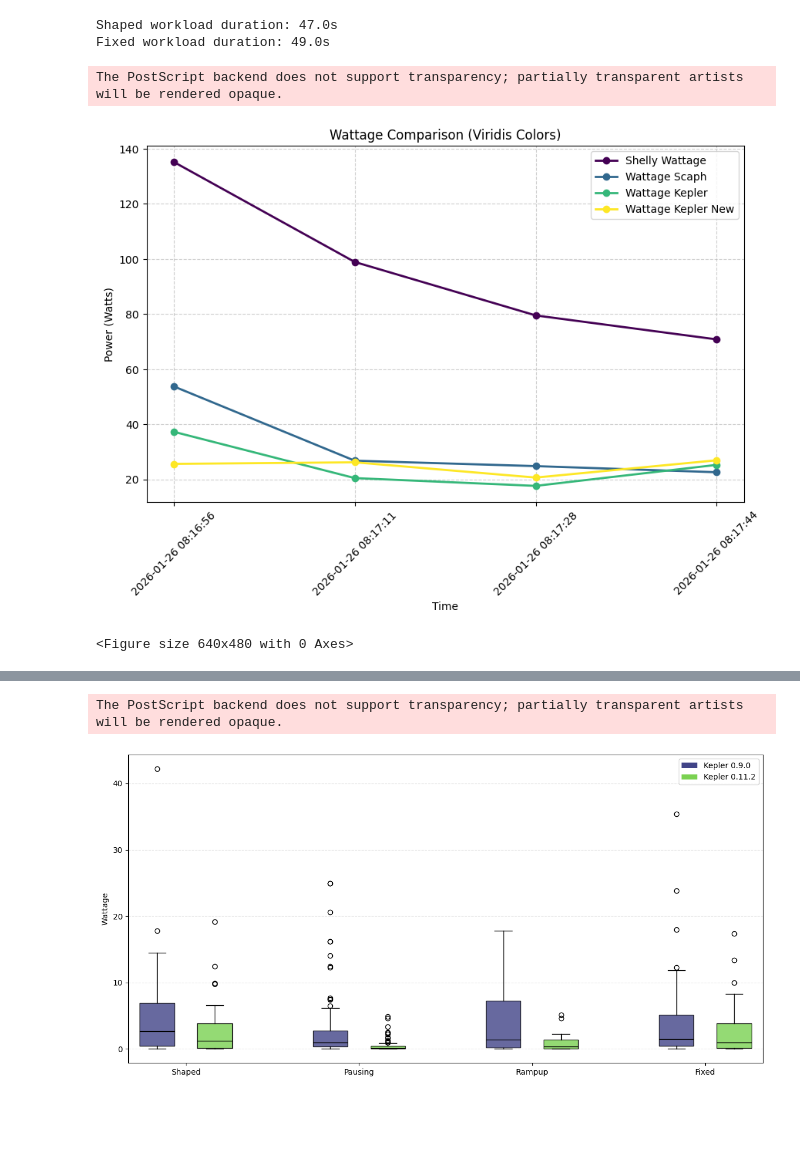
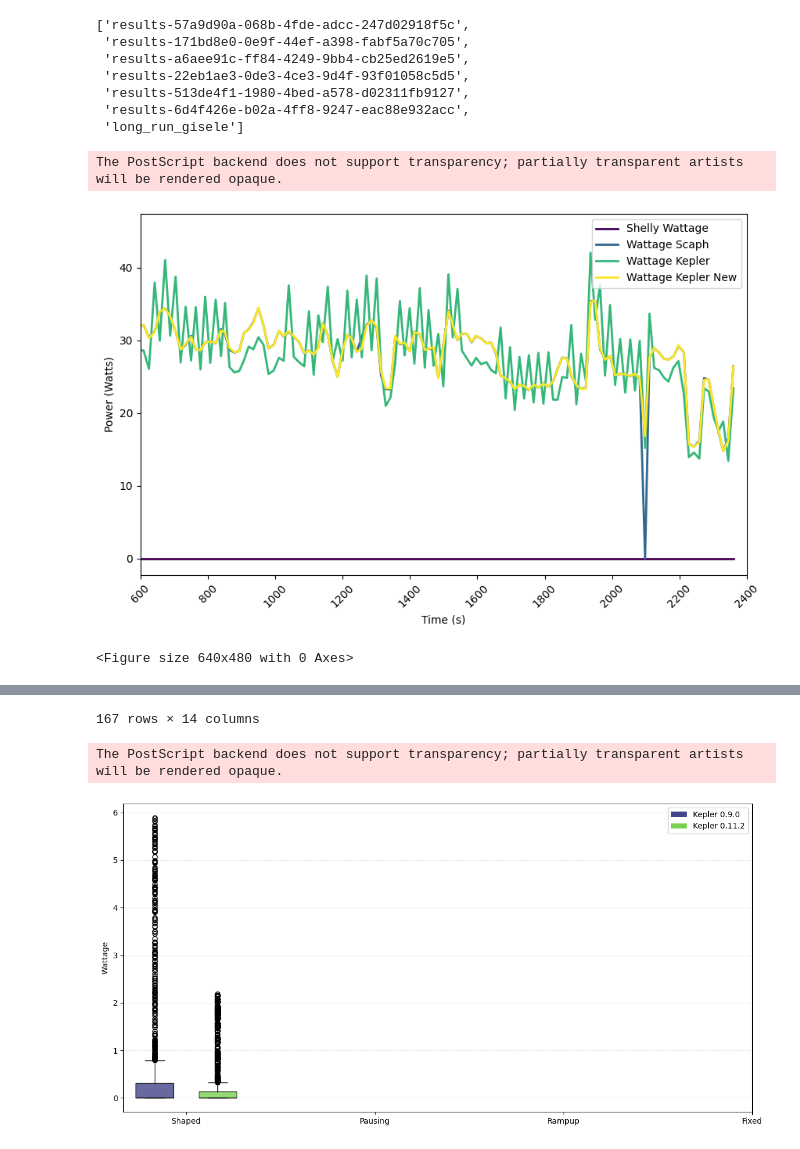
Before and after one commit to LeonardoPre/Prometheus_Client, a Jupyter notebook: data_analysis/data_analysis_clue_2.ipynb, the cells around one changed output, grey strips where cells are left out. Drawn from its saved outputs; the diff is of its cells as text; code cells hidden in the pictures; blank space fills up the shorter version.

Commit message:
added new data for longer workloads

```diff
--- a/data_analysis/data_analysis_clue_2.ipynb
+++ b/data_analysis/data_analysis_clue_2.ipynb
@@ -73,67 +70,59 @@ array(['2026-01-22 17:33:57', '2026-01-22 17:34:12',
-# %%
-import pandas as pd
-
-def get_interval_duration(df, column_name="observation_time"):
-    """
-    Calculates the total duration of a workload in seconds.
-    """
-    # 1. Convert the column to datetime objects
-    times = pd.to_datetime(df[column_name])
-
-    # 2. Calculate the difference between the latest and earliest timestamp
-    duration = times.max() - times.min()
-
-    # 3. Return the total seconds as a float
-    return duration.total_seconds()
-
-duration_shaped = get_interval_duration(df_pods_shaped)
-duration_fixed = get_interval_duration(df_pod_fixed)
-
-print(f"Shaped workload duration: {duration_shaped}s")
-print(f"Fixed workload duration: {duration_fixed}s")
-# %% [output]
-Shaped workload duration: 47.0s
-Fixed workload duration: 49.0s
+# %%
+loader.get_experiment_names()
+# %% [output]
+['results-57a9d90a-068b-4fde-adcc-247d02918f5c',
+ 'results-171bd8e0-0e9f-44ef-a398-fabf5a70c705',
+ 'results-a6aee91c-ff84-4249-9bb4-cb25ed2619e5',
+ 'results-22eb1ae3-0de3-4ce3-9d4f-93f01058c5d5',
+ 'results-513de4f1-1980-4bed-a578-d02311fb9127',
+ 'results-6d4f426e-b02a-4ff8-9247-eac88e932acc',
+ 'long_run_gisele']
 # %%
 #Trying out shelly
 from experiment_loader import ExperimentLoader
 import matplotlib.pyplot as plt
 import numpy as np
+from matplotlib.ticker import MaxNLocator
 
 loader = ExperimentLoader()
 experiments = loader.get_experiment_names()
-shaped_shelly = loader.get_iteration(experiments[5], workload="shaped")
+shaped_shelly = loader.get_iteration(experiments[-1], workload="shaped")
 df = loader.load_node_measurements(shaped_shelly)
 
 # Filtering for the specific instance
-gisele_df = df[df["instance"] == "gisele"]
+gisele_df = df[df["instance"] == "sm-gpu"]
 
 fig, ax = plt.subplots(figsize=(10, 6))
 
 # Define metrics and get viridis colors
 metrics = ["wattage", "wattage_scaph", "wattage_kepler", "wattage_kepler_new"]
 labels = ["Shelly Wattage", "Wattage Scaph", "Wattage Kepler", "Wattage Kepler New"]
 colors = plt.cm.viridis(np.linspace(0, 1, len(metrics)))
 
 # Plotting each metric with a viridis color
 for i, metric in enumerate(metrics):
-    ax.plot(gisele_df["collection_time"], gisele_df[metric],
-            label=labels[i], color=colors[i], marker='o', linewidth=2)
+    ax.plot(gisele_df["relative_seconds"], gisele_df[metric],
+            label=labels[i], color=colors[i], linewidth=2, alpha=0.8)
 
 # Formatting
-ax.set_xlabel("Time")
+ax.set_xlabel("Time (s)")
+ax.xaxis.set_major_locator(MaxNLocator(nbins=10))
 ax.set_ylabel("Power (Watts)")
+ax.set_xlim(600, 2400)
 ax.legend()
-plt.xticks(rotation=45)
-plt.grid(True, linestyle='--', alpha=0.6)
+plt.xticks(rotation=45, )
+#plt.grid(True, linestyle='--', alpha=0.6)
 # Save as .eps for that high-quality vector format we discussed!
 fig.savefig('figs/node_wattage.eps', format='eps', bbox_inches='tight')
 
 plt.show()
 
 plt.tight_layout()
 plt.show()
+
+
+df
 # %% [output]
 The PostScript backend does not support transparency; partially transparent artists will be rendered opaque.
-[figure, old version]
+[figure, new version]
 <Figure size 640x480 with 0 Axes>
@@ -140,3 +141,4 @@ The PostScript backend does not support transparency; partially transparent arti
+167 rows × 14 columns
 # %%
 import matplotlib.pyplot as plt
 import numpy as np
@@ -148,13 +150,13 @@ color_v09 = cmap(0.2)   # Deep Purple/Blue
 color_v11 = cmap(0.8)   # Bright Yellow/Green
 
 data_to_plot = [
-    df_pods_shaped["wattage_kepler"], df_pods_shaped["wattage_kepler_new"],
-    df_pods_pausing["wattage_kepler"], df_pods_pausing["wattage_kepler_new"],
-    df_pod_rampup["wattage_kepler"], df_pod_rampup["wattage_kepler_new"],
-    df_pod_fixed["wattage_kepler"], df_pod_fixed["wattage_kepler_new"]
+    df_pods_shaped["wattage_kepler"], df_pods_shaped["wattage_kepler_new"]
+    # df_pods_pausing["wattage_kepler"], df_pods_pausing["wattage_kepler_new"],
+    # df_pod_rampup["wattage_kepler"], df_pod_rampup["wattage_kepler_new"],
+    # df_pod_fixed["wattage_kepler"], df_pod_fixed["wattage_kepler_new"]
 ]
 
-positions = [1, 2, 4, 5, 7, 8, 10, 11]
+positions = [1, 2]# , 4, 5, 7, 8, 10, 11]
 fig, ax = plt.subplots(figsize=(12, 6))
 
 # 2. Create the boxplot
@@ -189,7 +191,7 @@ fig.savefig('figs/kepler_comparison_viridis.eps', format='eps', bbox_inches='tig
 plt.show()
 # %% [output]
 The PostScript backend does not support transparency; partially transparent artists will be rendered opaque.
-[figure, old version]
+[figure, new version]
 # %%
 import seaborn as sns
 import matplotlib.pyplot as plt
```
Also changed, not shown: parts of 3 cells of this notebook, 14 other files.
